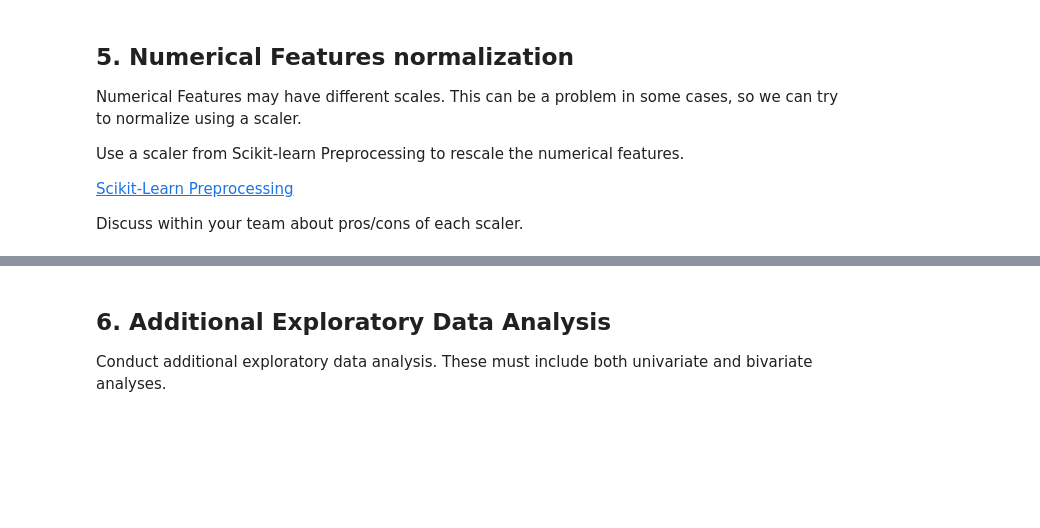
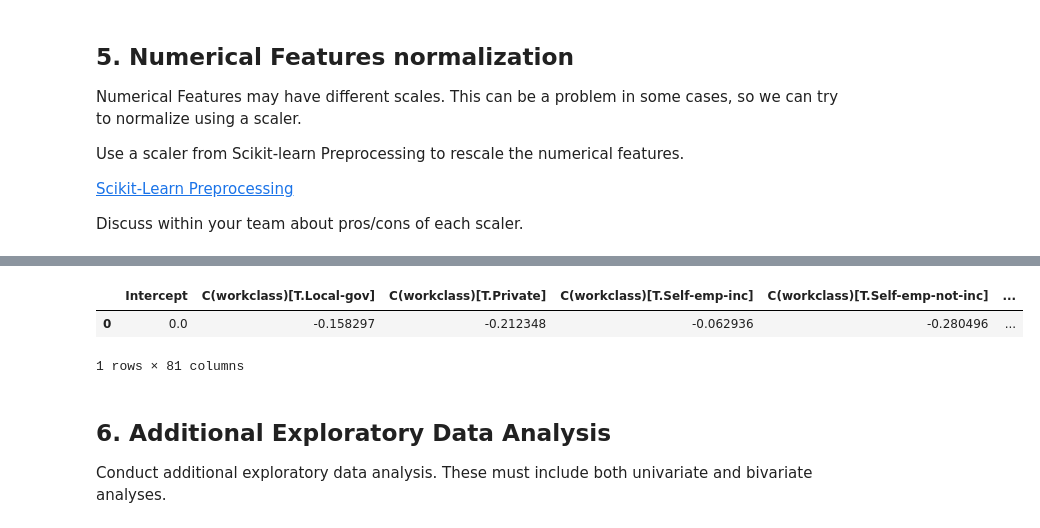
Before and after one commit to matthewbrems/old, a Jupyter notebook: curriculum/05-week/5.07-review-lab/code/starter-code/jd-review-lab.ipynb, the cells around one changed output, grey strips where cells are left out. Drawn from its saved outputs; the diff is of its cells as text; code cells hidden in the pictures; blank space fills up the shorter version.

```diff
--- a/curriculum/05-week/5.07-review-lab/code/starter-code/jd-review-lab.ipynb
+++ b/curriculum/05-week/5.07-review-lab/code/starter-code/jd-review-lab.ipynb
@@ -373,7 +372,5 @@ X.head()
-# %%
-
-y = X[u'C(salary)[T.>50K]']
-X.drop(u'C(salary)[T.>50K]',axis=1,inplace=True)
+# %%
+y = adult.target
 # %% [markdown]
 ## 5. Numerical Features normalization
 
@@ -402,11 +399,11 @@ def eda(dataframe):
     print 'num duplicates:', dataframe.duplicated().sum() ## df.drop_duplicates() to remove dupes
 
 
-# eda(X)
+eda(X)
 
 missing_values = pd.DataFrame(X.isnull().sum(), columns=['num'])
 
 missing_values[missing_values.num>0]
 
-print len(y), len(X)
+features = X.columns.tolist()
 # %% [output]
@@ -417,16 +434,8 @@ from sklearn.preprocessing import StandardScaler
 from sklearn.linear_model import LogisticRegression
 model = LogisticRegression()
 model.fit(X, y)
-
-
-coeffs = pd.DataFrame(model.coef_, index =adult.salary)
-coeffs
-
-y = adult.salary
-X_norm =  StandardScaler().fit_transform(X)
-
-model.fit(X_norm, y)
-
-coeffs = pd.DataFrame(model.coef_, columns = iris.feature_names, index =iris.target_names)
-coeffs
+model.coef_
+# coeffs = pd.DataFrame(model.coef_, columns =features)
+# coeffs
+## why aren't I getting a list of coefs for both target = True, False??
 # %% [output]
@@ -434,3 +459,14 @@ ValueError: Found input variables with inconsistent numbers of samples: [45985,
+# %%
+
+X_norm =  StandardScaler().fit_transform(X)
+model.fit(X_norm, y)
+
+coeffs = pd.DataFrame(model.coef_, columns = features)
+coeffs
+# %% [output]
+|  | Intercept | C(workclass)[T.Local-gov] | C(workclass)[T.Private] | C(workclass)[T.Self-emp-inc] | C(workclass)[T.Self-emp-not-inc] | ... |
+| 0 | 0.0 | -0.158297 | -0.212348 | -0.062936 | -0.280496 | ... |
+1 rows × 81 columns
 # %% [markdown]
 ## 6. Additional Exploratory Data Analysis
 
```
Also changed, not shown: parts of 6 cells of this notebook, 3 other files.
